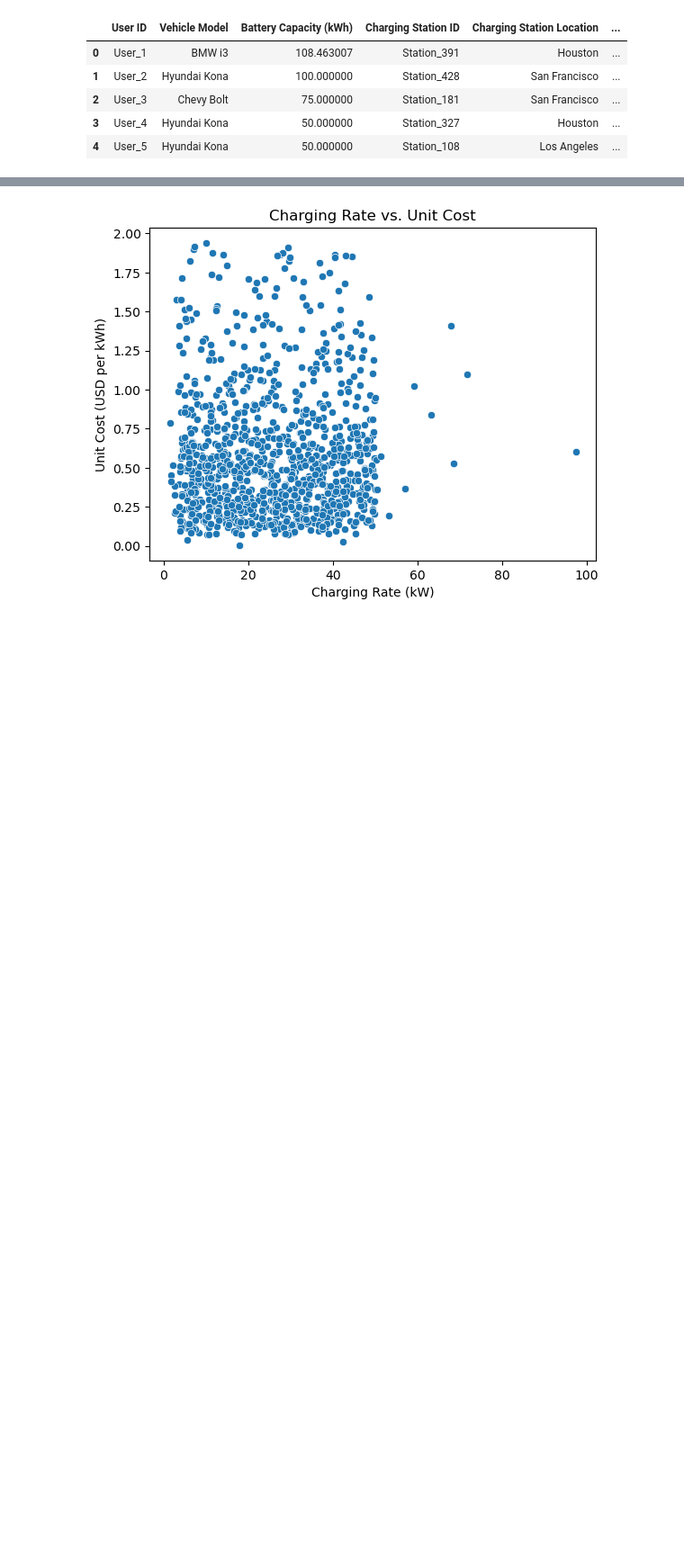
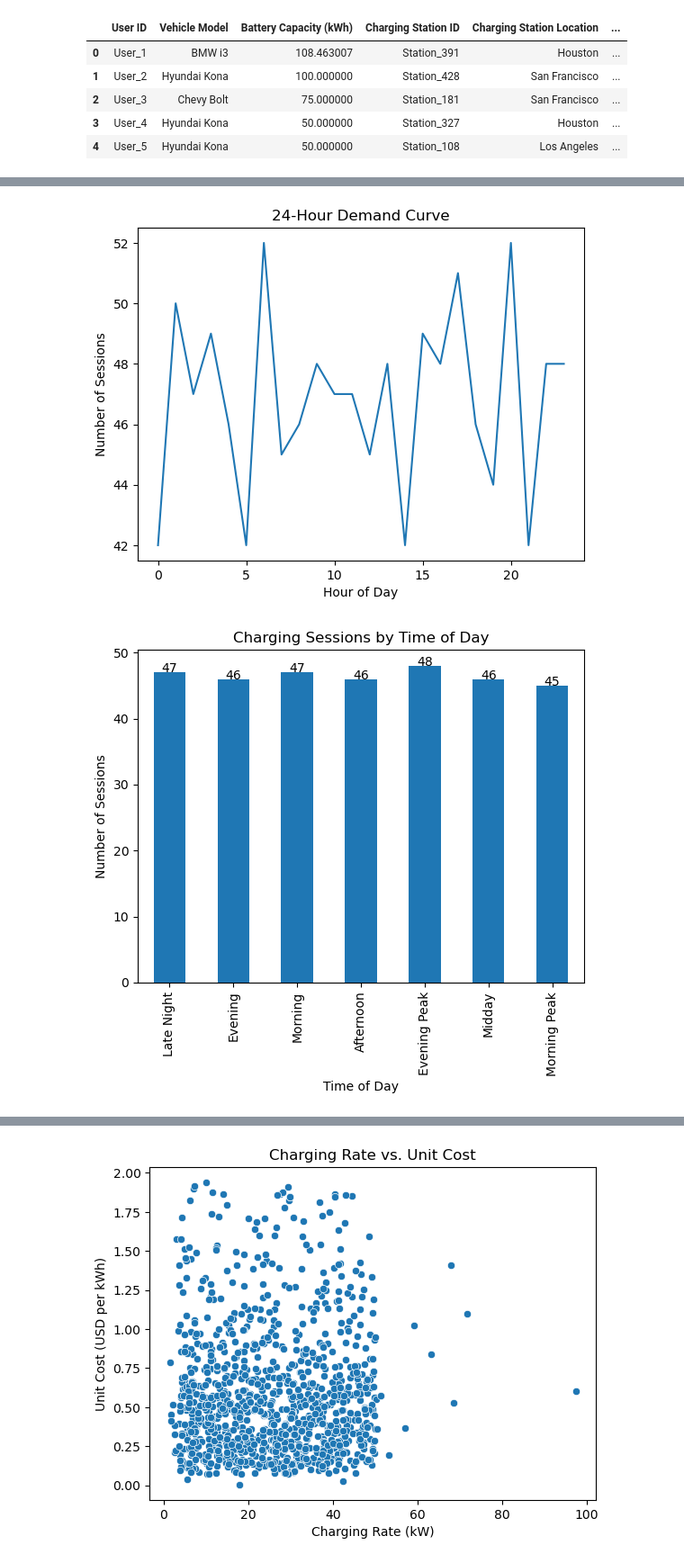
Before and after one commit to hansheng-zhang/EV-analysis, a Jupyter notebook: time.ipynb, the cells around one changed output, grey strips where cells are left out. Shown at 90% size. Drawn from its saved outputs; the diff is of its cells as text; code cells hidden in the pictures; blank space fills up the shorter version.

```diff
--- a/time.ipynb
+++ b/time.ipynb
@@ -173,0 +78,67 @@ print(peak_vs_non_peak)
+# %%
+# 2.1 Charging Sessions Count by Time (Univariate Analysis)
+
+# 2.1.1 Count charging sessions by hour (24-hour demand curve)
+hourly_sessions = data.groupby('Hour').size()
+hourly_sessions.plot(kind='line', title='24-Hour Demand Curve')
+plt.xlabel('Hour of Day')
+plt.ylabel('Number of Sessions')
+plt.show()
+
+# 2.2.2 Count charging sessions by Time of Day
+time_of_day_sessions = data['Time of Day'].value_counts()
+# Divide by each time session hours
+time_of_day_sessions['Morning Peak'] = int(time_of_day_sessions['Morning Peak'] / 2)
+time_of_day_sessions['Evening Peak'] = int(time_of_day_sessions['Evening Peak'] / 2)
+time_of_day_sessions['Morning'] = int(time_of_day_sessions['Morning'] / 3)
+time_of_day_sessions['Midday'] = int(time_of_day_sessions['Midday'] / 2)
+time_of_day_sessions['Afternoon'] = int(time_of_day_sessions['Afternoon'] / 3)
+time_of_day_sessions['Evening'] = int(time_of_day_sessions['Evening'] / 4)
+time_of_day_sessions['Late Night'] = int(time_of_day_sessions['Late Night'] / 8)
+
+time_of_day_sessions.plot(kind='bar', title='Charging Sessions by Time of Day')
+plt.xlabel('Time of Day')
+plt.ylabel('Number of Sessions')
+for i, v in enumerate(time_of_day_sessions):
+    plt.text(i, v + 0.01, str(round(v, 2)), ha='center')
+plt.show()
+
+# 2.2.3 Analyzing peak demand differences by charging station location
+peak_by_location = data.groupby(['Charging Station Location', 'Time of Day']).size().unstack()
+peak_by_location['Morning Peak'] = peak_by_location['Morning Peak'] / 2
+peak_by_location['Evening Peak'] = peak_by_location['Evening Peak'] / 2
+peak_by_location['Morning'] = peak_by_location['Morning'] / 3
+peak_by_location['Midday'] = peak_by_location['Midday'] / 2
+peak_by_location['Afternoon'] = peak_by_location['Afternoon'] / 3
+peak_by_location['Evening'] = peak_by_location['Evening'] / 4
+peak_by_location['Late Night'] = peak_by_location['Late Night'] / 8
+peak_by_location.plot(kind='bar', stacked=True, title='Peak Demand by Location')
+plt.xlabel('Charging Station Location')
+plt.ylabel('Number of Sessions')
+plt.legend(loc='upper right')
+plt.show()
+
+# 2.2.4 Find the busiest day
+busiest_day = data['Weekday'].value_counts()
+busiest_day.plot(kind='bar', title='Busiest Day of the Week')
+plt.xlabel('Day of the Week')
+plt.ylabel('Number of Sessions')
+for i, v in enumerate(busiest_day):
+    plt.text(i, v + 0.01, str(round(v, 2)), ha='center')
+plt.show()
+
+# 2.2.5 Compare demand between weekdays and weekends
+weekday_sessions = data.groupby('Is Weekend').size()
+# Divide by 5 and 2 to get average number of sessions per weekday and weekend
+weekday_sessions[0] = int(weekday_sessions[0] / 5)
+weekday_sessions[1] = int(weekday_sessions[1] / 2)
+weekday_sessions.plot(kind='bar', title='Weekday vs. Weekend Demand')
+plt.xlabel('Weekend')
+plt.ylabel('Number of Sessions')
+plt.xticks([0, 1], ['Weekday', 'Weekend'])
+for i, v in enumerate(weekday_sessions):
+    plt.text(i, v + 0.01, str(round(v, 2)), ha='center')
+plt.show()
+# %% [output]
+[figure, added]
+[figure, added]
```
Also changed, not shown: parts of 15 cells of this notebook.
